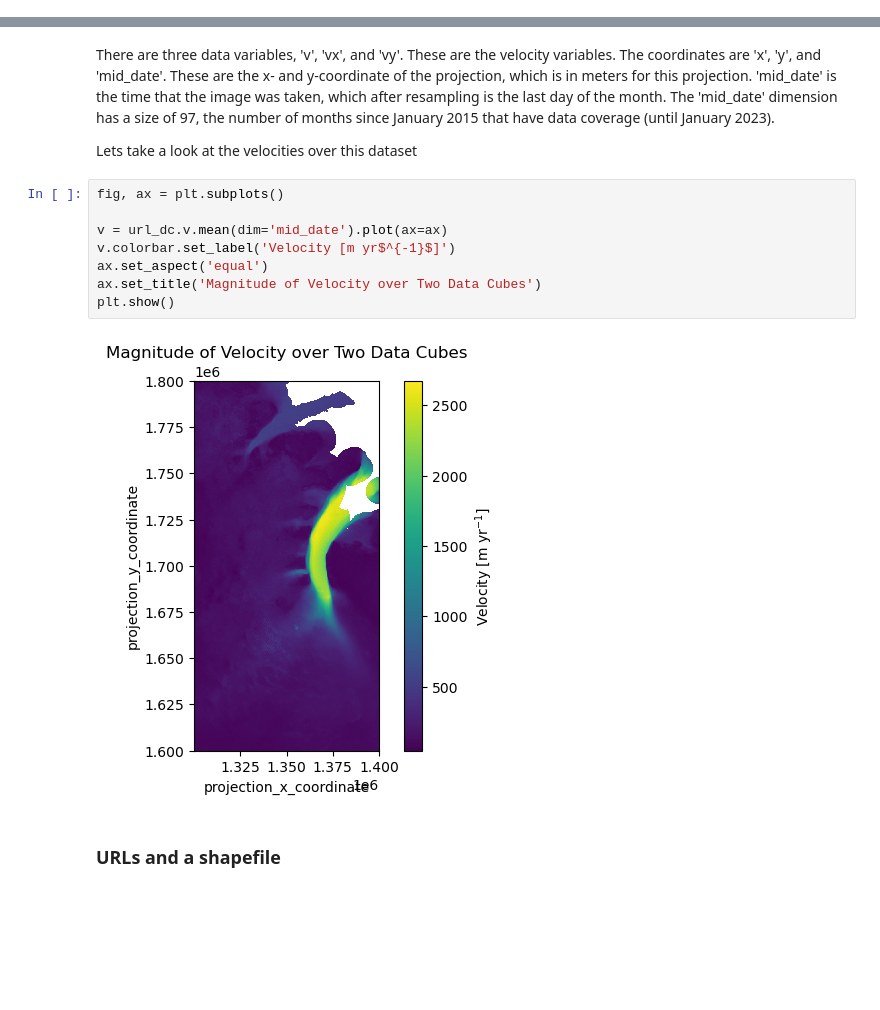
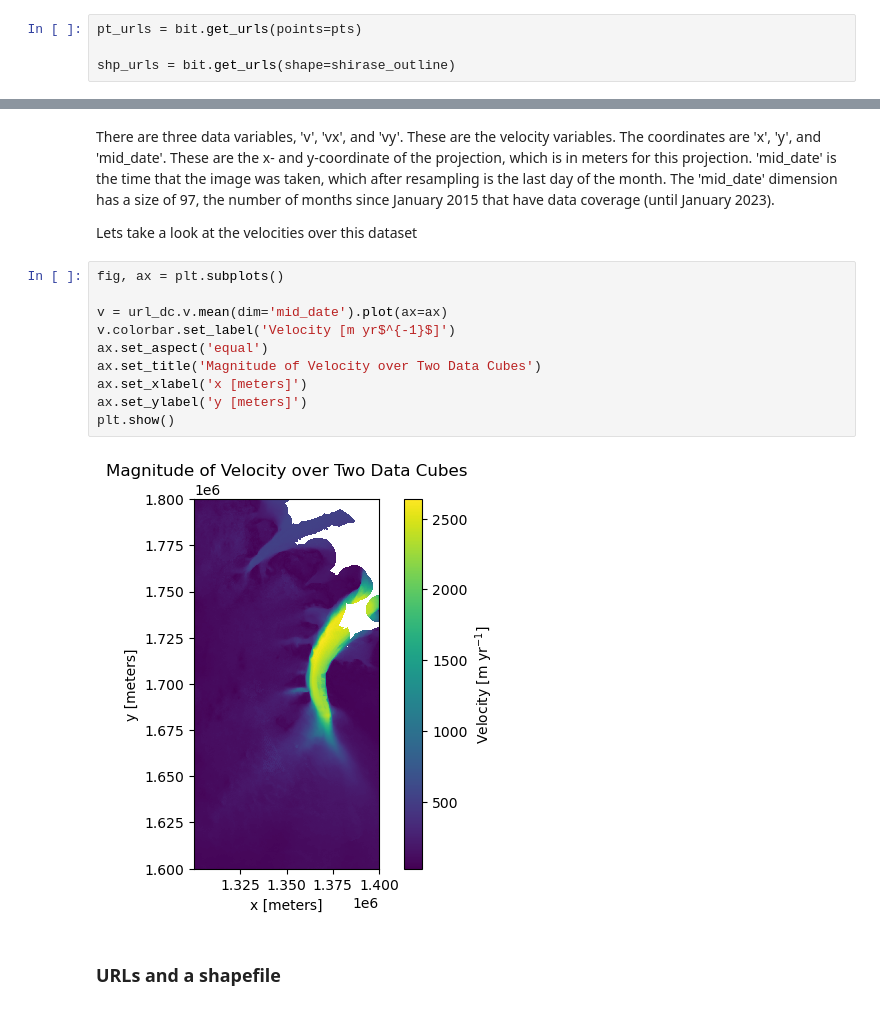
Before and after one commit to jackplogan33/ice-fracture-mechanics, a Jupyter notebook: notebooks/01-access-itslive-data.ipynb, the cells around one changed output, grey strips where cells are left out. Cells and saved outputs as stored; diff of their text form; blank space fills up the shorter version.

```diff
--- a/notebooks/01-access-itslive-data.ipynb
+++ b/notebooks/01-access-itslive-data.ipynb
@@ -201,0 +150,4 @@ shp_urls
+# %%
+pt_urls = bit.get_urls(points=pts)
+
+shp_urls = bit.get_urls(shape=shirase_outline)
@@ -314,13 +270,15 @@ Lets take a look at the velocities over this dataset
 # %%
 fig, ax = plt.subplots()
 
 v = url_dc.v.mean(dim='mid_date').plot(ax=ax)
 v.colorbar.set_label('Velocity [m yr$^{-1}$]')
 ax.set_aspect('equal')
 ax.set_title('Magnitude of Velocity over Two Data Cubes')
+ax.set_xlabel('x [meters]')
+ax.set_ylabel('y [meters]')
 plt.show()
 # %% [output]
-[figure, old version]
+[figure, new version]
 # %% [markdown]
 ### URLs and a shapefile
 # %% [markdown]
```
Also changed, not shown: parts of 21 cells of this notebook.
